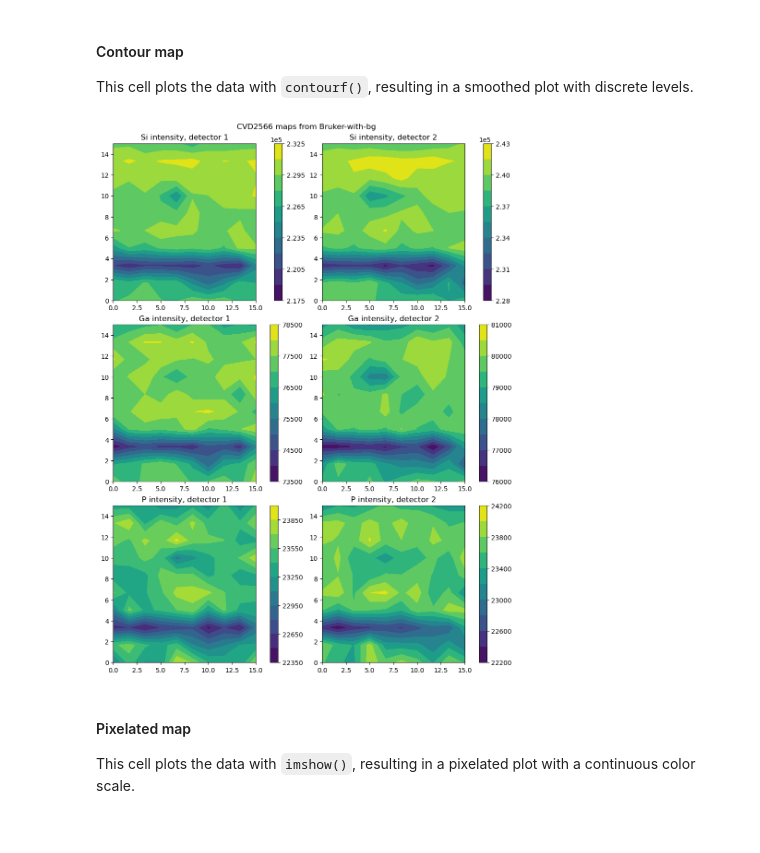
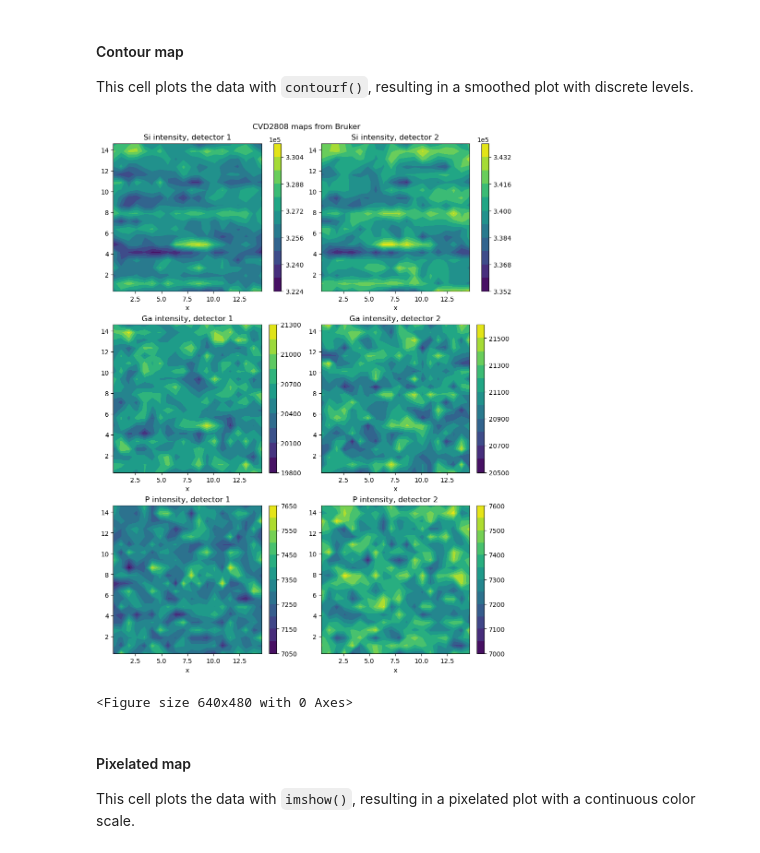
Before and after one commit to ELFREELAND/xrf-thickness-studies, a Jupyter notebook: peak_intensity_plotter.ipynb, the cells around one changed output. Saved outputs shown, nothing was run; the diff lists cells and outputs as text; code cells hidden in the pictures.

```diff
--- a/peak_intensity_plotter.ipynb
+++ b/peak_intensity_plotter.ipynb
@@ -26,7 +26,7 @@ for i in range(0, len(folders)):
 9       20230623_CVD_2566_map
 10      20230626_CVD_2808_map
 # %%
-path_label = folders[7][0:-4]
+path_label = folders[10][0:-4]
 
 sample_name = "CVD" + path_label[-4:]
 
@@ -356,35 +356,36 @@ fg, ((ax1, ax2), (ax3, ax4), (ax5, ax6)) = plt.subplots(nrows=3, ncols=2, figsiz
 
 def drawMap(a, dat, cm, levs, title):
     """draw contour plot
     dat is array of data to draw
     a is axes on which to draw it
     cm is the color map to use
     title is the title to write
     """
-    im_pointer = a.contourf(dat, levels = levs, extent = [0, 15, 0, 15], cmap = cm)
+    im_pointer = a.contourf(dat, levels = levs, extent = [0, 15, 0, 15], cmap=cm, origin = "lower")
     cb = plt.colorbar(im_pointer, ax=a)
     cb.formatter.set_powerlimits((-5,5))
     a.set_title(title)
 
 drawMap(ax1, dat["Si_d1"], c, l, "Si intensity, detector 1")
 drawMap(ax2, dat["Si_d2"], c, l, "Si intensity, detector 2")
 
 drawMap(ax3, dat["Ga_d1"], c, l, "Ga intensity, detector 1")
 drawMap(ax4, dat["Ga_d2"], c, l, "Ga intensity, detector 2")
 
 drawMap(ax5, dat["P_d1"], c, l, "P intensity, detector 1")
 drawMap(ax6, dat["P_d2"], c, l, "P intensity, detector 2")
 
 fg.suptitle(sample_name + " maps from " + source)
 
 plt.savefig("./" + path_label + "_map/results_out/" + path_label + "_intensity_contour_map_" + source + ".png",
             dpi="figure",
             format="png")
 
 #for contourf(), [0][0] is displayed in the bottom left, [0][9] is in the bottom right
 #for imshow(), [0][0] is displayed in the top left, [0][9] is in the top right
 # %% [output]
-[figure, old version]
+[figure, new version]
+<Figure size 640x480 with 0 Axes>
 # %% [markdown]
 #### Pixelated map
 This cell plots the data with `imshow()`, resulting in a pixelated plot with a continuous color scale.
```
Also changed, not shown: parts of 8 cells of this notebook, 3 other files.
